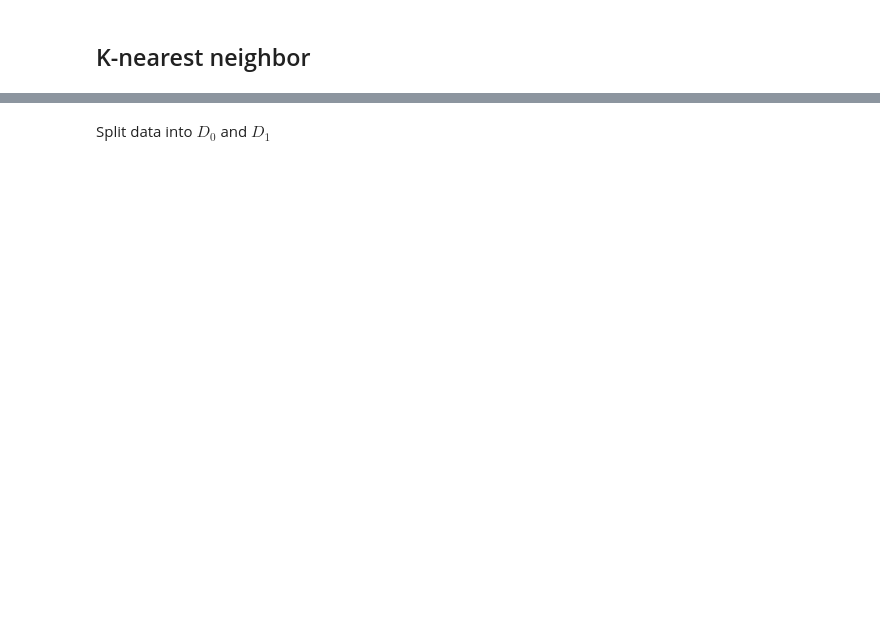
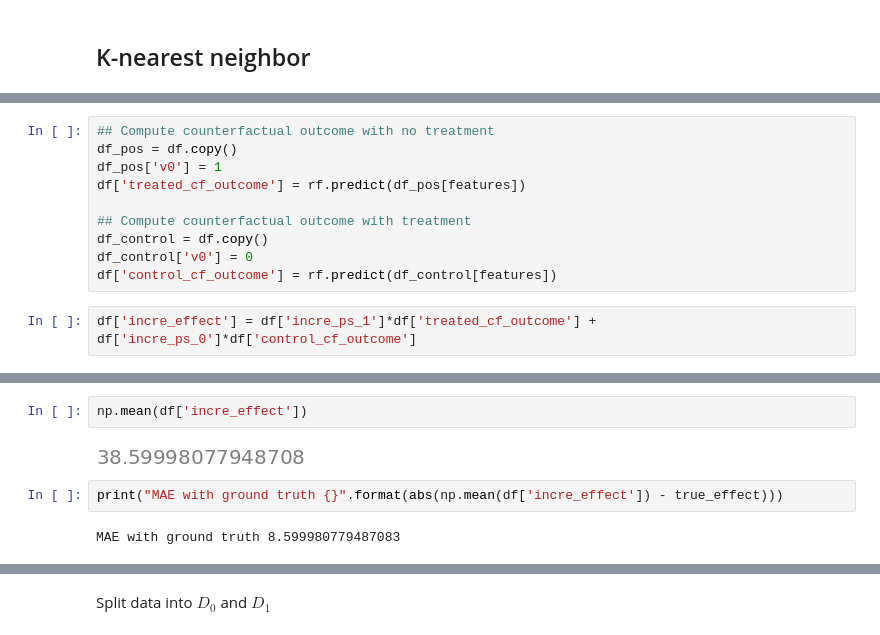
Before and after one commit to tridungduong16/InterpretableMachineLearning-ComprehensiveSurvey, a Jupyter notebook: Source Code/my_work/Paper/Nonparametric causal effects based on incremental propensity score interventions.ipynb, the cells around one changed output, grey strips where cells are left out. Saved outputs shown, nothing was run; the diff lists cells and outputs as text; blank space fills up the shorter version.

```diff
--- a/Source Code/my_work/Paper/Nonparametric causal effects based on incremental propensity score interventions.ipynb
+++ b/Source Code/my_work/Paper/Nonparametric causal effects based on incremental propensity score interventions.ipynb
@@ -268,0 +156,12 @@ rmse = math.sqrt(length)*np.mean(math.sqrt())
+# %%
+## Compute counterfactual outcome with no treatment
+df_pos = df.copy()
+df_pos['v0'] = 1
+df['treated_cf_outcome'] = rf.predict(df_pos[features])
+
+## Compute counterfactual outcome with treatment
+df_control = df.copy()
+df_control['v0'] = 0
+df['control_cf_outcome'] = rf.predict(df_control[features])
+# %%
+df['incre_effect'] = df['incre_ps_1']*df['treated_cf_outcome'] + df['incre_ps_0']*df['control_cf_outcome']
@@ -268,0 +197,8 @@ rmse = math.sqrt(length)*np.mean(math.sqrt())
+# %%
+np.mean(df['incre_effect'])
+# %% [output]
+[figure, added]
+# %%
+print("MAE with ground truth {}".format(abs(np.mean(df['incre_effect']) - true_effect)))
+# %% [output]
+MAE with ground truth 8.599980779487083
```
Also changed, not shown: parts of 129 cells of this notebook, 30 other files.
